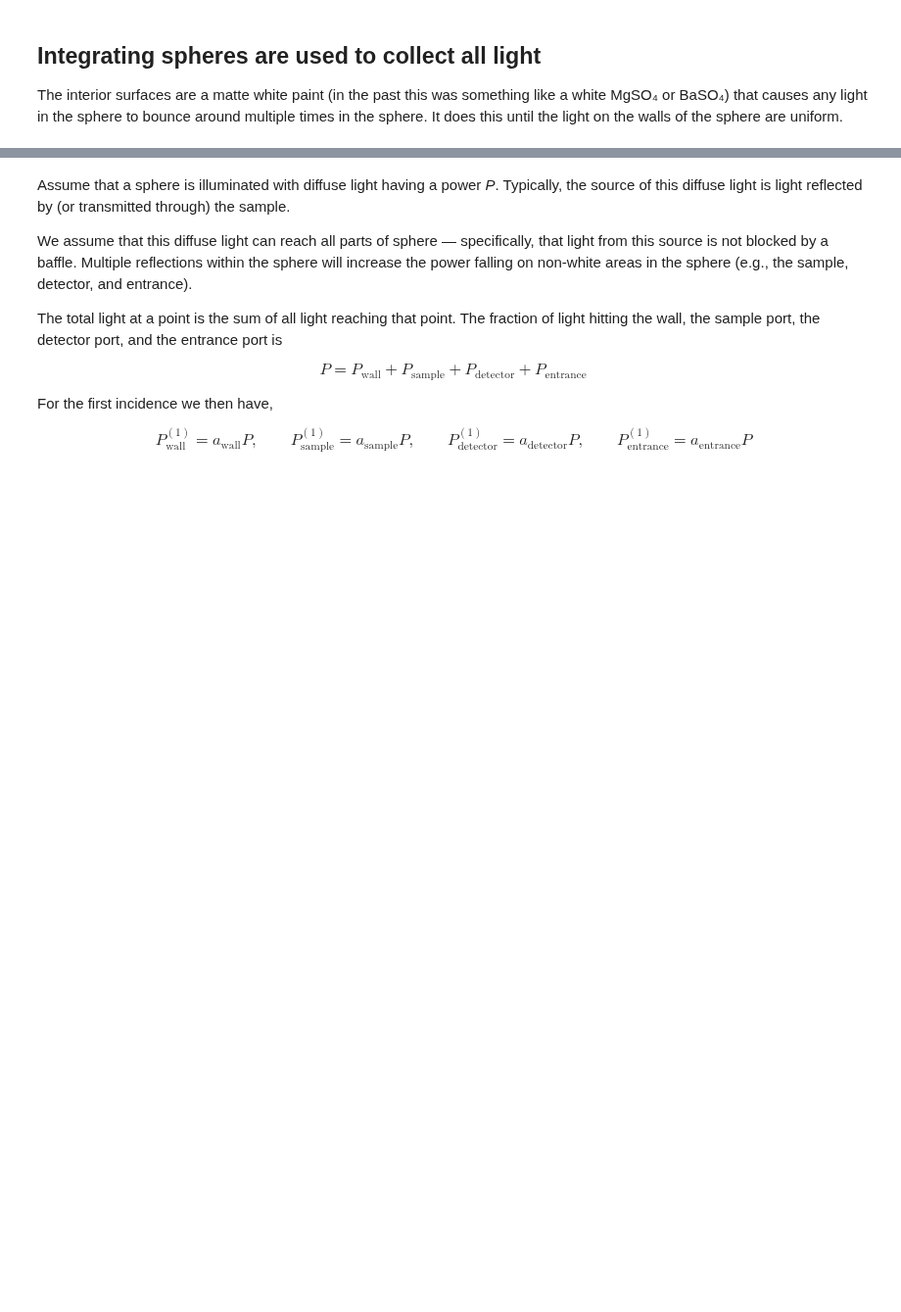
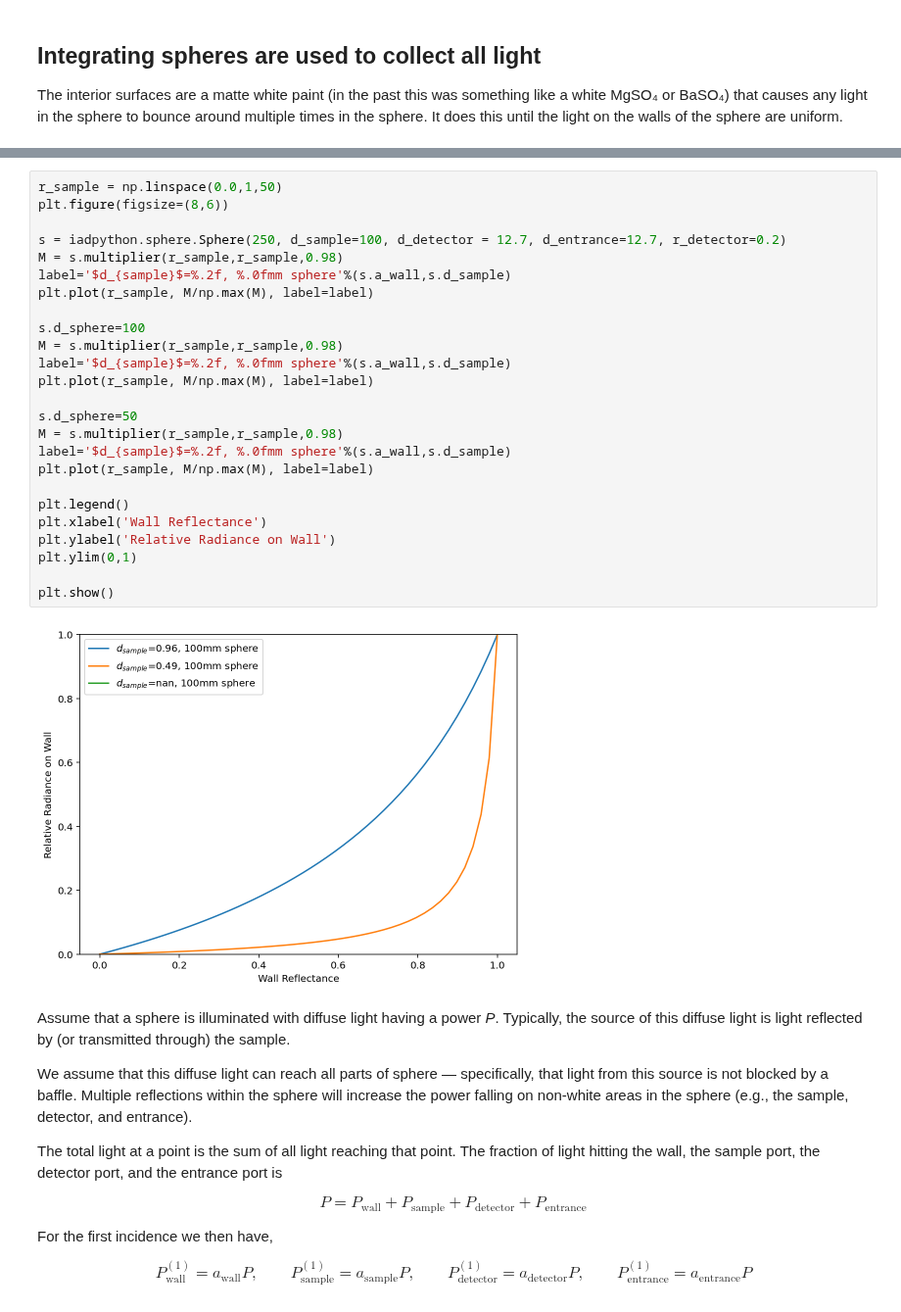
Before and after one commit to scottprahl/iadpython, a Jupyter notebook: docs/sphere.ipynb, the cells around one changed output, grey strips where cells are left out. Shown at 98% size. Saved outputs shown, nothing was run; the diff lists cells and outputs as text; blank space fills up the shorter version.

```diff
--- a/docs/sphere.ipynb
+++ b/docs/sphere.ipynb
@@ -208,3 +256,30 @@ $$
+# %%
+r_sample = np.linspace(0.0,1,50)
+plt.figure(figsize=(8,6))
+
+s = iadpython.sphere.Sphere(250, d_sample=100, d_detector = 12.7, d_entrance=12.7, r_detector=0.2)
+M = s.multiplier(r_sample,r_sample,0.98)
+label='$d_{sample}$=%.2f, %.0fmm sphere'%(s.a_wall,s.d_sample)
+plt.plot(r_sample, M/np.max(M), label=label)
+
+s.d_sphere=100
+M = s.multiplier(r_sample,r_sample,0.98)
+label='$d_{sample}$=%.2f, %.0fmm sphere'%(s.a_wall,s.d_sample)
+plt.plot(r_sample, M/np.max(M), label=label)
+
+s.d_sphere=50
+M = s.multiplier(r_sample,r_sample,0.98)
+label='$d_{sample}$=%.2f, %.0fmm sphere'%(s.a_wall,s.d_sample)
+plt.plot(r_sample, M/np.max(M), label=label)
+
+plt.legend()
+plt.xlabel('Wall Reflectance')
+plt.ylabel('Relative Radiance on Wall')
+plt.ylim(0,1)
+
+plt.show()
+# %% [output]
+[figure, added]
 # %% [markdown]
 Assume that a sphere is illuminated with diffuse light having a power *P*. Typically, the source of this diffuse light is light reflected by (or transmitted through) the sample.
 
```
Also changed, not shown: parts of 9 cells of this notebook, 1 other file.
